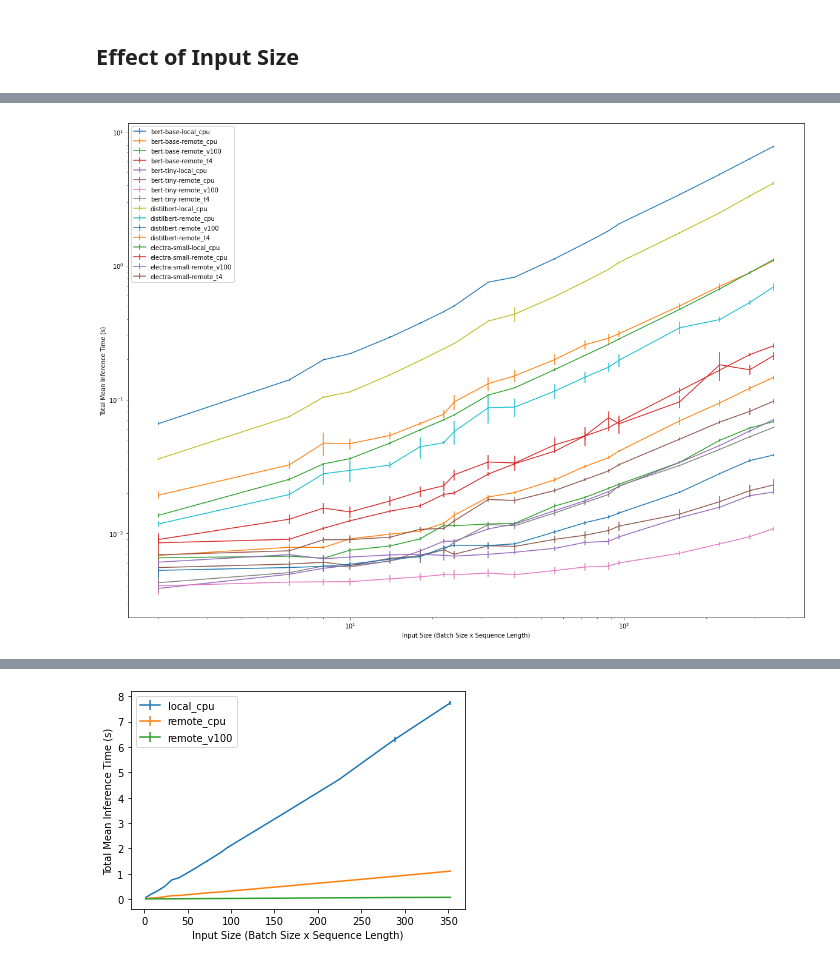
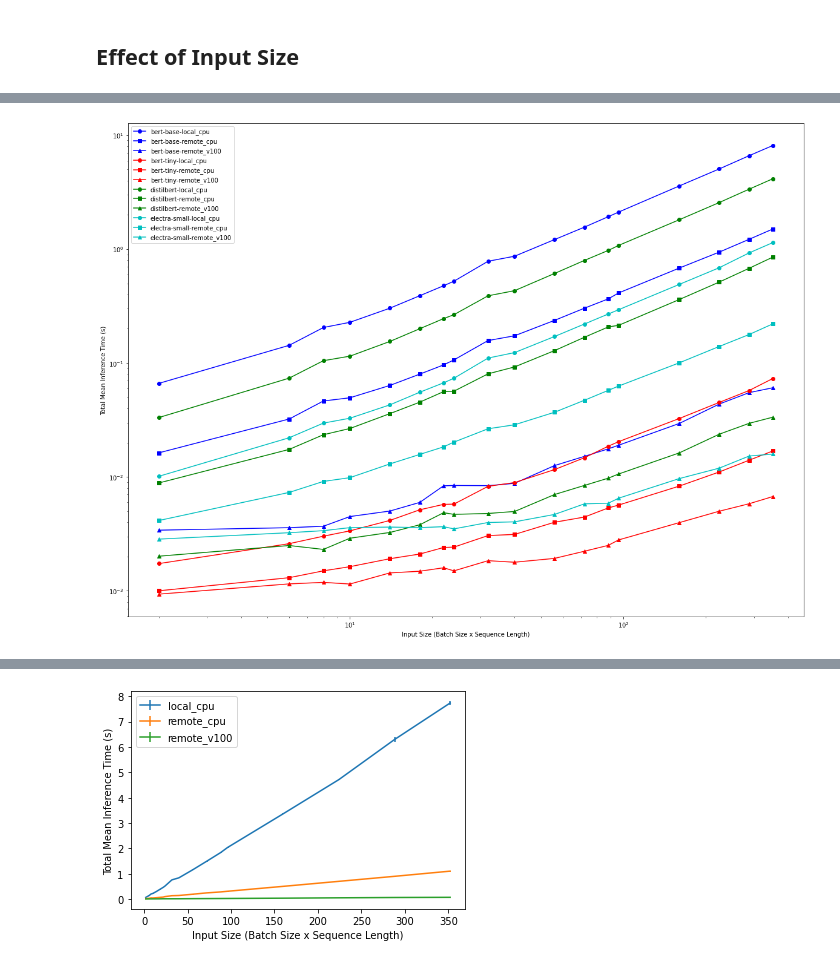
Before and after one commit to kharkarag/practical-transformer-deployment, a Jupyter notebook: Analysis.ipynb, the cells around one changed output, grey strips where cells are left out. Drawn from its saved outputs; the diff is of its cells as text; code cells hidden in the pictures.

```diff
--- a/Analysis.ipynb
+++ b/Analysis.ipynb
@@ -54,3 +45,8 @@ NameError: name 'master_results_updated' is not defined
+# %%
+master_results_updated_optim = merge(master_results_updated, cpu_optim_results)
+# %%
+with open('master_results_updated_optim.json', 'w+') as f:
+    json.dump(master_results_updated_optim, f)
 # %%
 def plot_all_models(results, plotter, title, **kwargs):
 
@@ -131,5 +223,19 @@ plot_all_models(master_results_updated, analyze_batch_size_plot, "Time vs. Batch
+# %%
+color_map = {
+        'bert-base': 'b',
+        'bert-tiny': 'r',
+        'distilbert': 'g',
+        'electra-small': 'c'
+    }
+
+symbol_map = {
+        'local_cpu': 'o',
+        'remote_cpu': 's',
+        'remote_v100': '^',
+    }
 # %%
 def analyze_batch_size_plot_all(master_results, onnx_opt='false'):
+
     plt.figure(figsize=(20,15))
     labels = []
     for model, model_results in master_results.items():
@@ -143,8 +249,8 @@ def analyze_batch_size_plot_all(master_results, onnx_opt='false'):
             bs, sl = int(bs), int(sl)
             input_sizes.append(bs * sl)
             for hardware, hardware_value in input_value.items():
-                values[hardware].append(hardware_value['total_time']['mean'])
-                stddevs[hardware].append(hardware_value['total_time']['std'])
+                values[hardware].append(hardware_value['local_time']['mean'])
+                stddevs[hardware].append(hardware_value['local_time']['std'])
 
         sorted_means = dict()
         sorted_stds = dict()
@@ -156,7 +262,7 @@ def analyze_batch_size_plot_all(master_results, onnx_opt='false'):
             sorted_stds[hardware] = sorted_std
 
         for hardware, hardware_means in sorted_means.items():
-            plt.errorbar(sorted(input_sizes), hardware_means, yerr=sorted_stds[hardware])
+            plt.plot(sorted(input_sizes), hardware_means, color=color_map[model], marker=symbol_map[hardware]) #, yerr=sorted_stds[hardware])
             labels.append(f"{model}-{hardware}")
 
     plt.legend(labels)
@@ -167,6 +273,6 @@ def analyze_batch_size_plot_all(master_results, onnx_opt='false'):
 #     plt.set_title(model_name)
     plt.show()
 # %%
-analyze_batch_size_plot_all(master_results, onnx_opt='false')
+analyze_batch_size_plot_all(master_results_updated_optim, onnx_opt='false')
 # %% [output]
-[figure, old version]
+[figure, new version]
```
Also changed, not shown: parts of 23 cells of this notebook, 8 other files.
